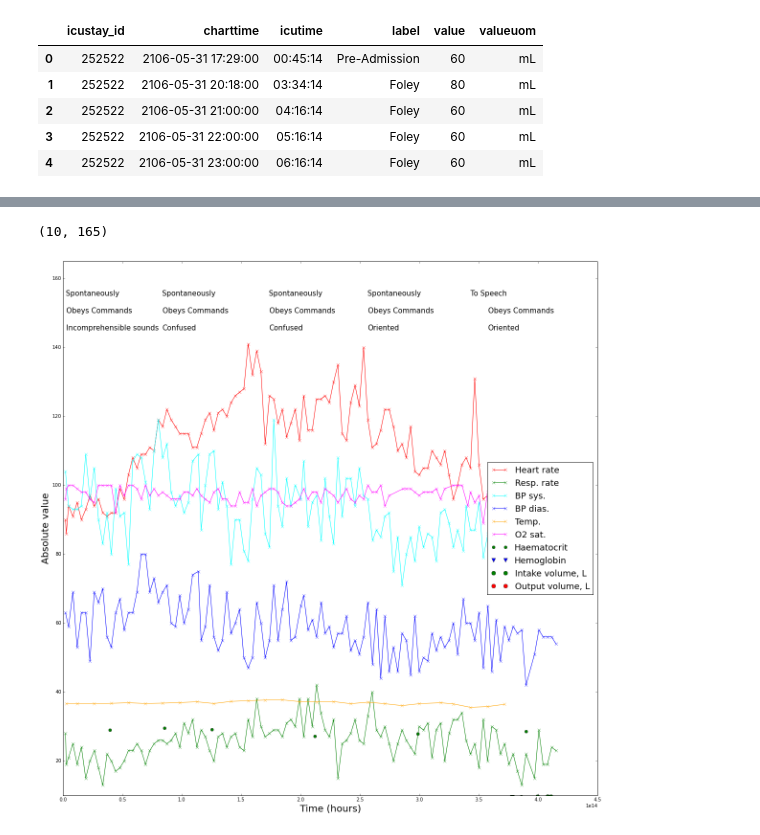
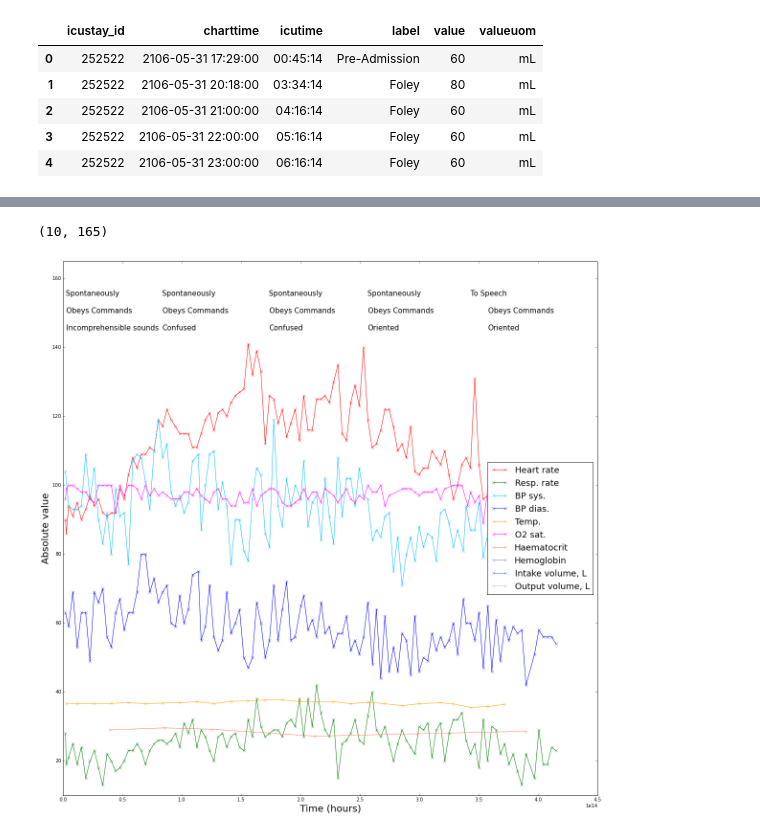
Before and after one commit to MIT-LCP/mimic-iii-paper, a Jupyter notebook: example-patient.ipynb, the cells around one changed output, grey strips where cells are left out. Drawn from its saved outputs; the diff is of its cells as text; code cells hidden in the pictures.

```diff
--- a/example-patient.ipynb
+++ b/example-patient.ipynb
@@ -195,7 +196,7 @@ plt.plot(charts.icutime[charts.label=='Respiratory Rate'],
 
 plt.plot(charts.icutime[charts.label=='Non Invasive Blood Pressure systolic'],
          charts.valuenum[charts.label=='Non Invasive Blood Pressure systolic'],
-         color='cyan', marker='x', markersize=6, label='BP sys.')
+         color='deepskyblue', marker='x', markersize=6, label='BP sys.')
 
 plt.plot(charts.icutime[charts.label=='Non Invasive Blood Pressure diastolic'],
          charts.valuenum[charts.label=='Non Invasive Blood Pressure diastolic'],
@@ -212,41 +213,41 @@ plt.plot(charts.icutime[charts.label=='O2 saturation pulseoxymetry'],
 # Plot some laboratory values
 plt.plot(labs.icutime[labs.label=='HEMATOCRIT'],
          labs.valuenum[labs.label=='HEMATOCRIT'],
-         'go', markersize=6, label='Haematocrit')
+         color='salmon', marker='x', markersize=6, label='Haematocrit')
 
 plt.plot(labs.icutime[labs.label=='HEMOGLOBIN'],
          labs.valuenum[labs.label=='HEMOGLOBIN'],
-         'bv', markersize=8, label='Hemoglobin')
+         color='mediumpurple', marker='x', markersize=6, label='Hemoglobin')
 
 # Plot some input/output events
 plt.plot(inputs.icustarttime[inputs.amountuom=='mL'],
          inputs.amount[inputs.amountuom=='mL'].cumsum()/1000,
-         'go', markersize=8, label='Intake volume, L')
+         color='royalblue', marker='x', markersize=6, label='Intake volume, L')
 
 plt.plot(outputs.icutime,
          outputs.value.cumsum()/1000,
-         'ro', markersize=8, label='Output volume, L')
+         color='silver', marker='x', markersize=6, label='Output volume, L')
 
 # Plot Glasgow Coma Scale measurements every hour or so
 # plt.text(-10,155,'GCS - Eye Opening',fontsize=14)
 for i, txt in enumerate(charts.value[charts.label=='GCS - Eye Opening'].values):
     if np.mod(i,6)==0 and i < 65:
         plt.annotate(txt, (charts.icutime[charts.label=='GCS - Eye Opening'].values[i],155),fontsize=15)
 
 # plt.text(-60,150,'GCS - Motor Response',fontsize=14)
 for i, txt in enumerate(charts.value[charts.label=='GCS - Motor Response'].values):
     if np.mod(i,6)==0 and i < 65:
         plt.annotate(txt, (charts.icutime[charts.label=='GCS - Motor Response'].values[i],150),fontsize=15)
 
 # plt.text(-60,145,'GCS - Verbal Response',fontsize=14)
 for i, txt in enumerate(charts.value[charts.label=='GCS - Verbal Response'].values):
     if np.mod(i,6)==0 and i < 65:
         plt.annotate(txt, (charts.icutime[charts.label=='GCS - Verbal Response'].values[i],145),fontsize=15)
 
 plt.legend(loc=5,fontsize=18)
 plt.xlabel('Time (hours)',fontsize=20)
 plt.ylabel('Absolute value',fontsize=20)
 plt.ylim(10,165)
 # %% [output]
 (10, 165)
-[figure, old version]
+[figure, new version]
```
Also changed, not shown: parts of 3 cells of this notebook.
